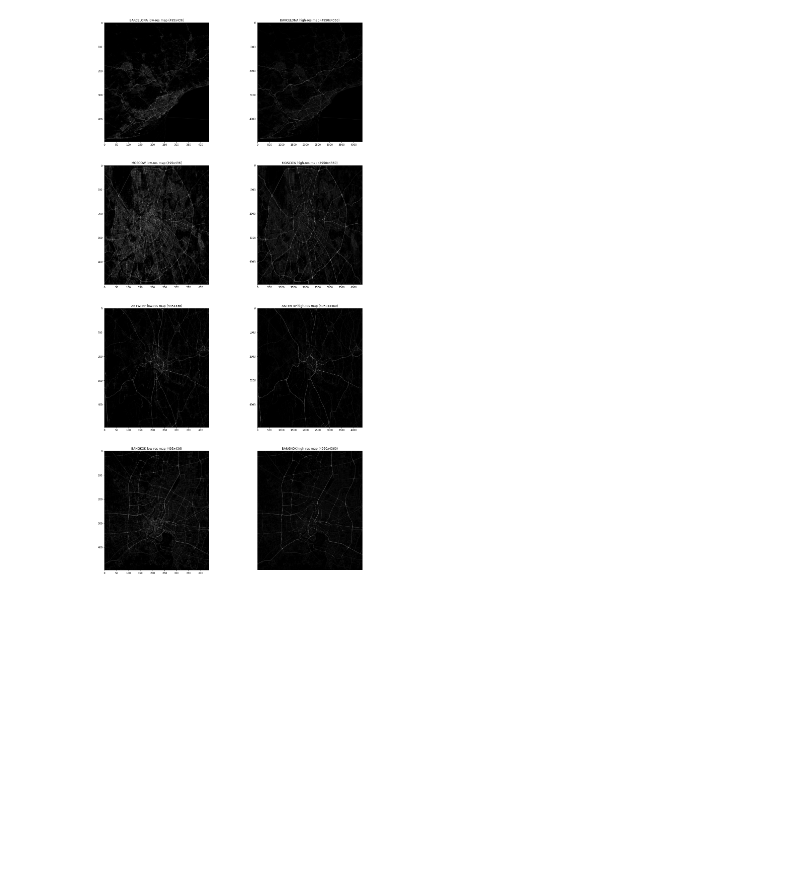
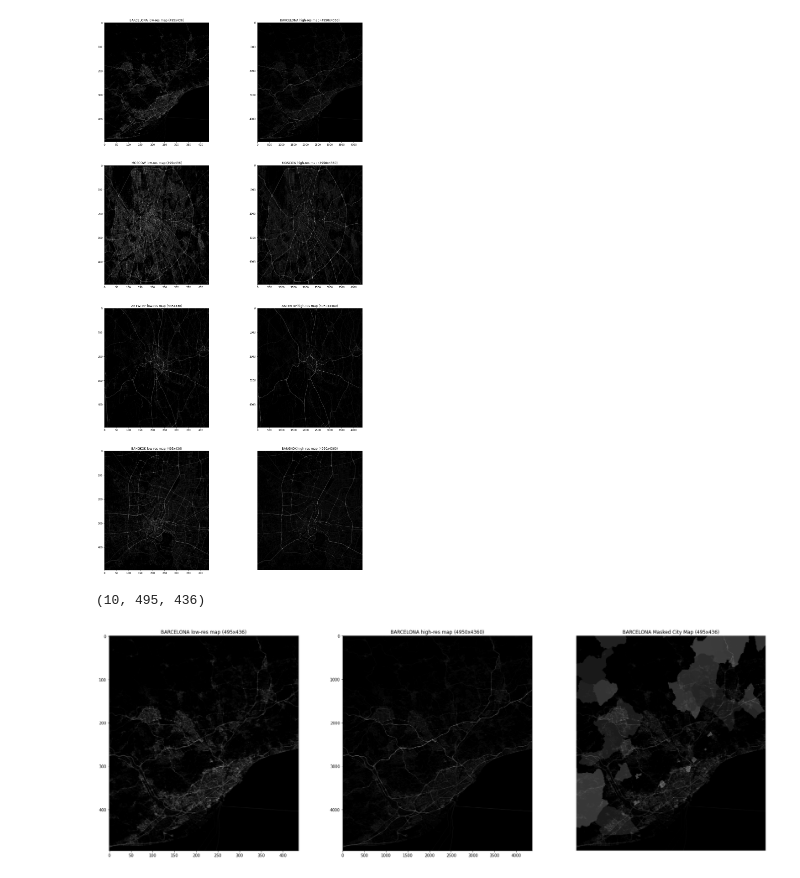
Before and after one commit to D3auuvc/ut-its-project, a Jupyter notebook: Static exploration.ipynb, the cells around one changed output. Drawn from its saved outputs; the diff is of its cells as text; code cells hidden in the pictures; blank space fills up the shorter version.

Commit message:
Added example to filter and fetch map mask indices

```diff
--- a/Static exploration.ipynb
+++ b/Static exploration.ipynb
@@ -9,9 +9,7 @@ print(cities)
 # %% [output]
 ['BARCELONA', 'MOSCOW', 'ANTWERP', 'BANGKOK']
 # %%
-def load_h5_file(filename):
-    with h5py.File(filename) as fr:
-        return np.array(fr.get("array"))
+from utils.h5utils import load_h5_file
 # %%
 rows = len(cities)
 cols = 2
@@ -29,3 +27,32 @@ for i, city in enumerate(cities):
 plt.show()
 # %% [output]
 [figure]
+# %%
+city = "BARCELONA"
+
+static_map_with_mask = load_h5_file(f"{BASE_FOLDER}/{city}/{city}_static_with_region_layer.h5")
+# %%
+static_map_with_mask.shape
+# %% [output]
+(10, 495, 436)
+# %%
+rows = 1
+cols = 3
+scale_factor = 10
+fig, axs = plt.subplots(rows, cols, figsize=(cols * scale_factor, rows * scale_factor))
+
+static_mask_once = load_h5_file(f"{BASE_FOLDER}/{city}/{city}_static.h5")[0]
+axs[0].set_title(f"{city} low-res map (495x436)")
+axs[0].imshow(static_mask_once[0:495, 0:436], cmap="gray", vmin=0, vmax=255)
+base_map = load_h5_file(f"{BASE_FOLDER}/{city}/{city}_map_high_res.h5")
+plt.axis("off")
+axs[1].imshow(base_map[0:4950, 0:4360], cmap="gray", vmin=0, vmax=255)
+axs[1].set_title(f"{city} high-res map (4950x4360)")
+static_map_mask = static_map_with_mask[-1]
+axs[2].imshow(static_mask_once[0:495, 0:436], cmap="gray", vmin=0, vmax=255)
+axs[2].imshow(static_map_mask[0:495, 0:436], cmap="gray", vmin=0, vmax=255, alpha=0.3)
+axs[2].set_title(f"{city} Masked City Map (495x436)")
+
+plt.show()
+# %% [output]
+[figure, added]
```
Also changed, not shown: parts of 2 cells of this notebook.
